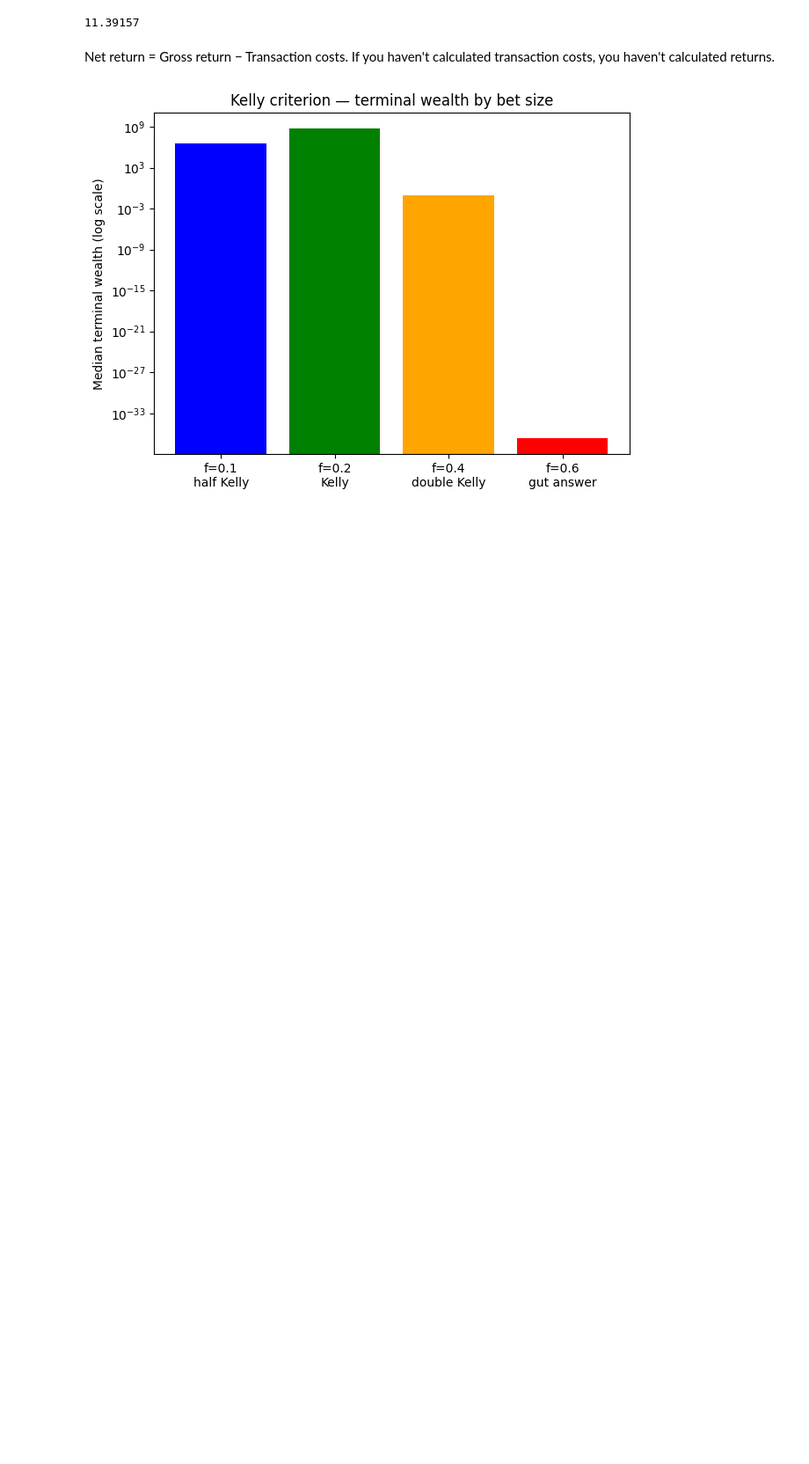
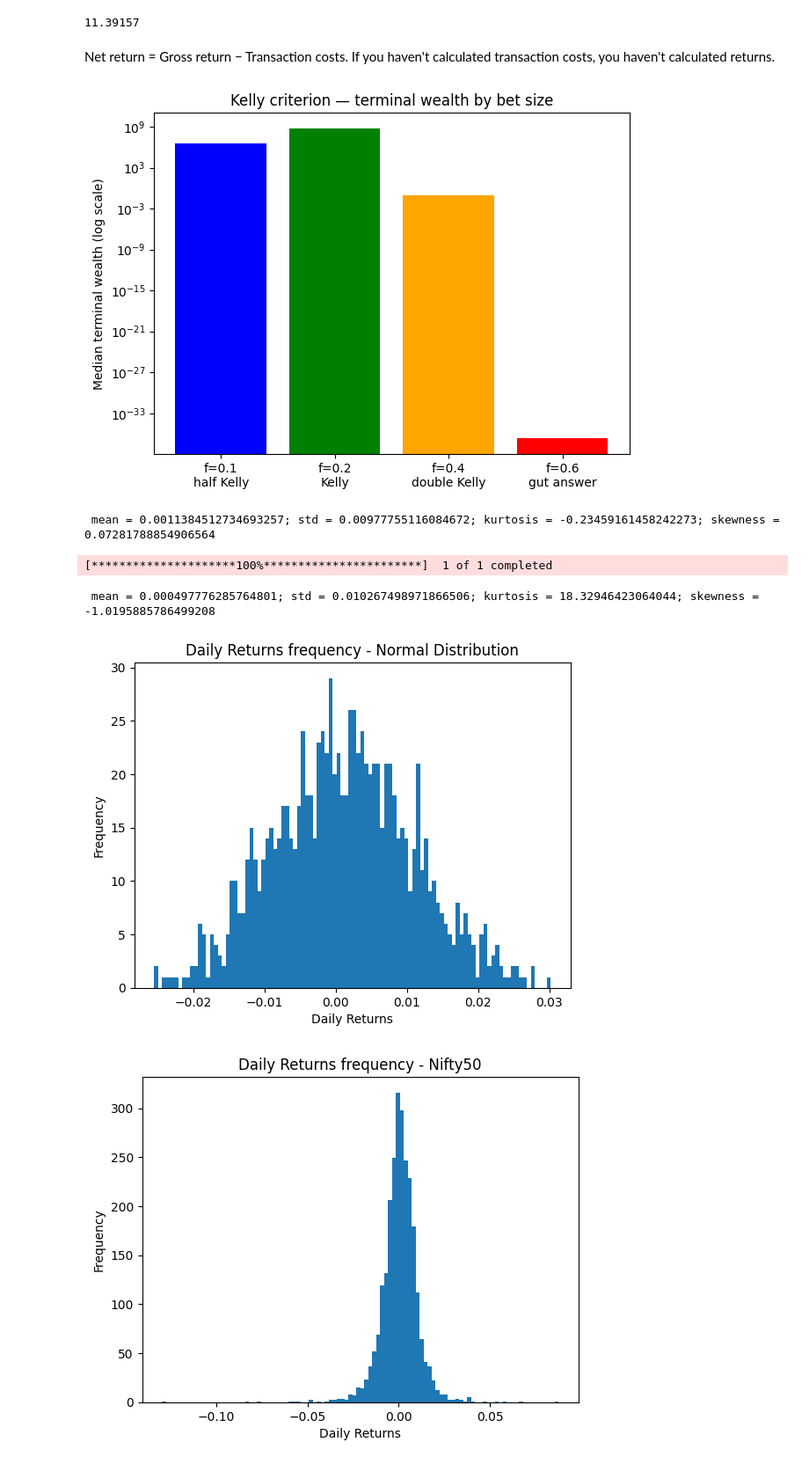
Before and after one commit to varungarg983/quant-trading-research, a Jupyter notebook: Research.ipynb, the cells around one changed output. Shown at 88% size. Cells and saved outputs as stored; diff of their text form; code cells hidden in the pictures; blank space fills up the shorter version.

```diff
--- a/Research.ipynb
+++ b/Research.ipynb
@@ -1361,3 +1361,32 @@ plt.savefig('kelly_simulation.png', dpi=300)
 plt.show()
 # %% [output]
 [figure]
+# %%
+import numpy as np
+df = pd.Series(np.random.normal(loc = 0.001, scale=0.01, size=(1000)))
+print(f" mean = {df.mean()}; std = {df.std()}; kurtosis = {df.kurt()}; skewness = {df.skew()}")
+
+
+df_nifty = yf.download("^NSEI", start="2016-01-01")
+df_nifty.columns = df_nifty.columns.droplevel(level=1)
+df_nifty.columns
+df_nifty['daily_returns'] = df_nifty['Close'].pct_change()
+print(f" mean = {df_nifty['daily_returns'].mean()}; std = {df_nifty['daily_returns'].std()}; kurtosis = {df_nifty['daily_returns'].kurt()}; skewness = {df_nifty['daily_returns'].skew()}")
+
+plt.hist(df, bins= 100)
+plt.ylabel("Frequency")
+plt.xlabel("Daily Returns")
+plt.title("Daily Returns frequency - Normal Distribution")
+plt.show()
+
+plt.hist(df_nifty['daily_returns'], bins= 100)
+plt.ylabel("Frequency")
+plt.xlabel("Daily Returns")
+plt.title("Daily Returns frequency - Nifty50")
+plt.show()
+# %% [output]
+ mean = 0.0011384512734693257; std = 0.00977755116084672; kurtosis = -0.23459161458242273; skewness = 0.07281788854906564
+[*********************100%***********************]  1 of 1 completed
+ mean = 0.000497776285764801; std = 0.010267498971866506; kurtosis = 18.32946423064044; skewness = -1.0195885786499208
+[figure, added]
+[figure, added]
```
Also changed, not shown: parts of 4 cells of this notebook, 1 other file.
